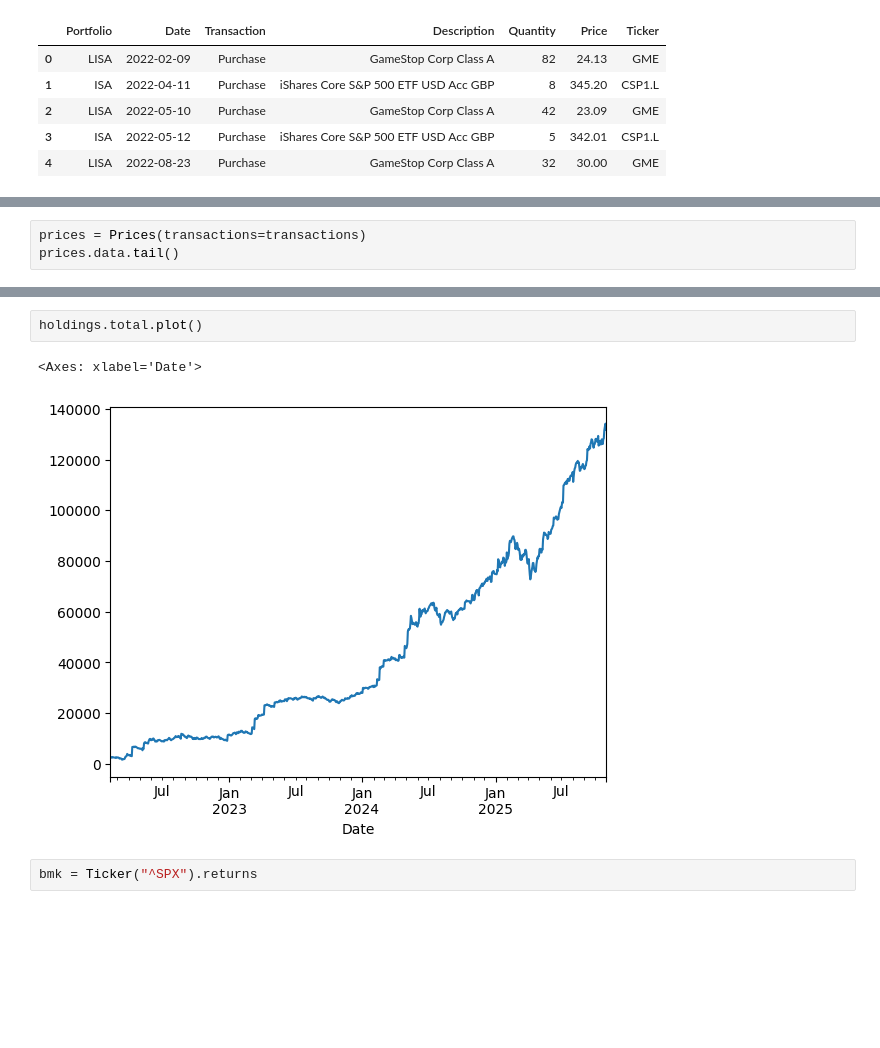
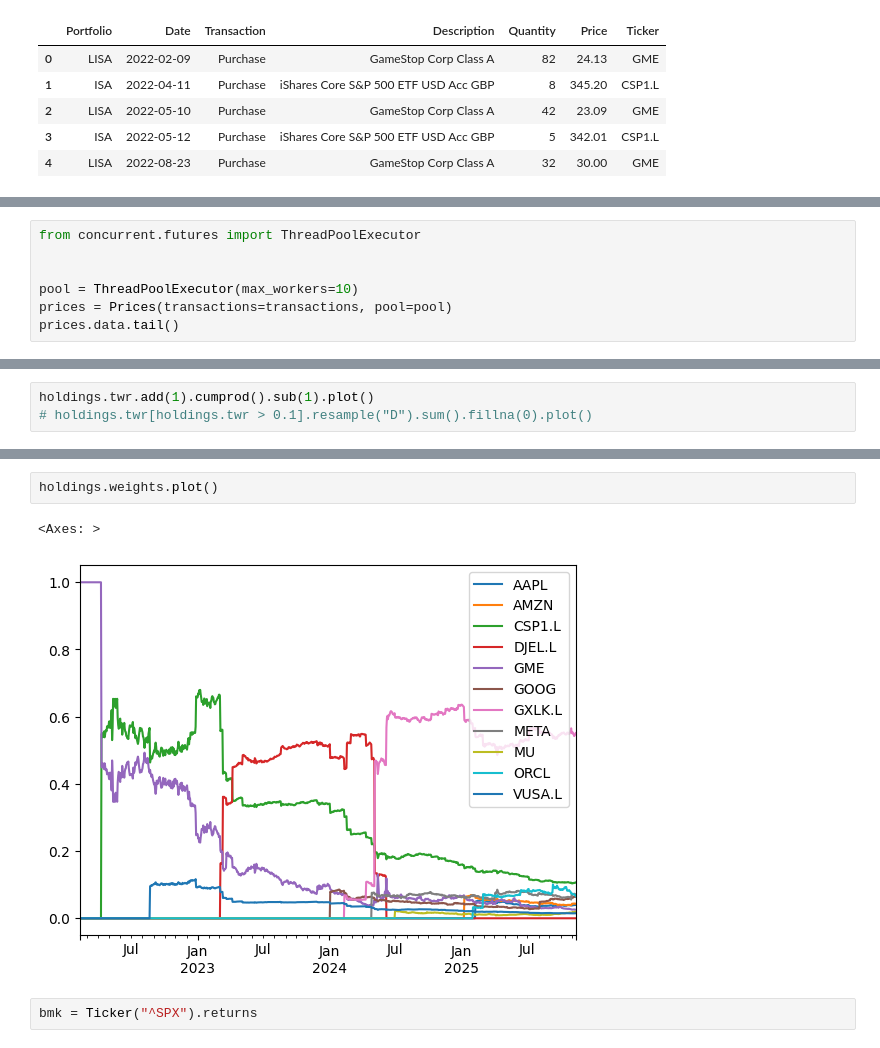
Before and after one commit to abirchLBG/Portfolio, a Jupyter notebook: poc.ipynb, the cells around one changed output, grey strips where cells are left out. Saved outputs shown, nothing was run; the diff lists cells and outputs as text; blank space fills up the shorter version.

```diff
--- a/poc.ipynb
+++ b/poc.ipynb
@@ -48,5 +49,9 @@ Date
 Freq: D, Name: GBPUSD=X, dtype: float64
 # %%
-prices = Prices(transactions=transactions)
+from concurrent.futures import ThreadPoolExecutor
+
+
+pool = ThreadPoolExecutor(max_workers=10)
+prices = Prices(transactions=transactions, pool=pool)
 prices.data.tail()
 # %% [output]
@@ -73,0 +107,3 @@ holdings.data.plot()
+# %%
+holdings.twr.add(1).cumprod().sub(1).plot()
+# holdings.twr[holdings.twr > 0.1].resample("D").sum().fillna(0).plot()
@@ -74,8 +174,8 @@ holdings.data.plot()
 # %%
-holdings.total.plot()
+holdings.weights.plot()
 # %% [output]
-<Axes: xlabel='Date'>
+<Axes: >
-[figure, old version]
+[figure, new version]
 # %%
 bmk = Ticker("^SPX").returns
 # %%
```
Also changed, not shown: parts of 31 cells of this notebook, 22 other files.
